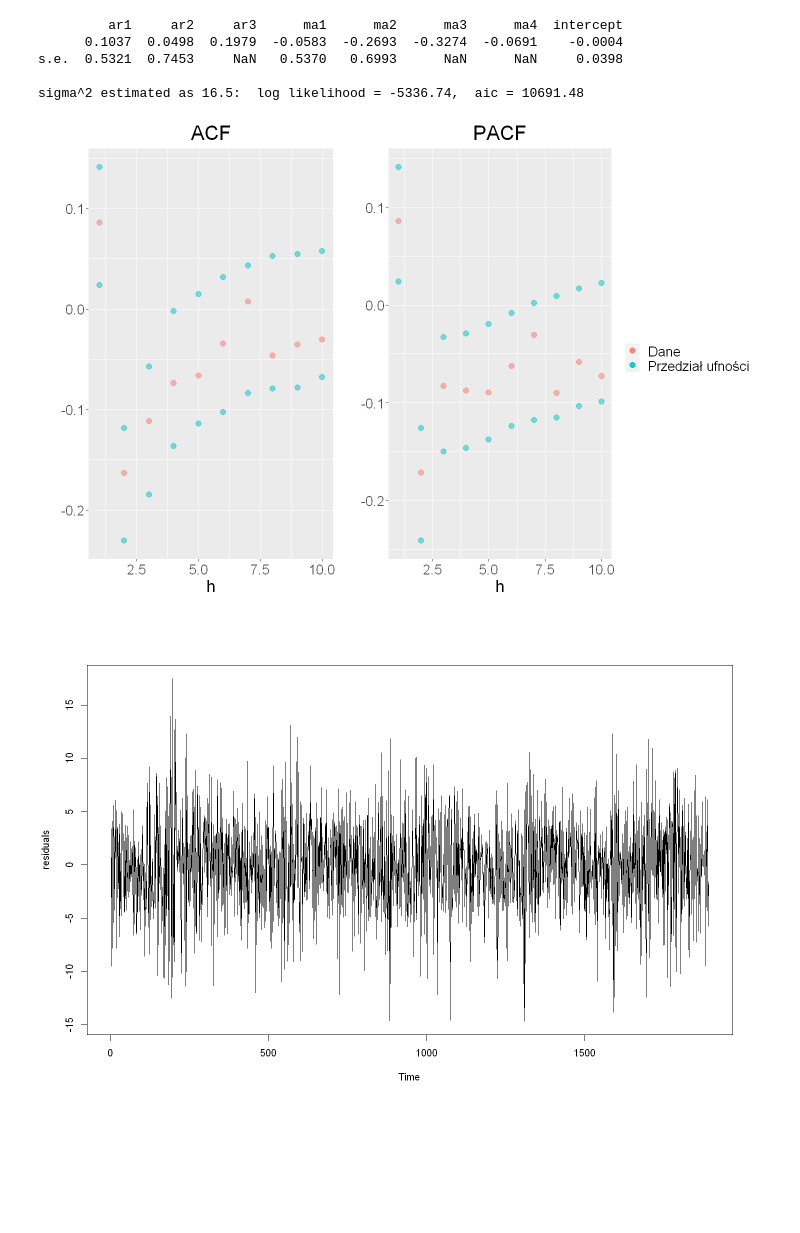
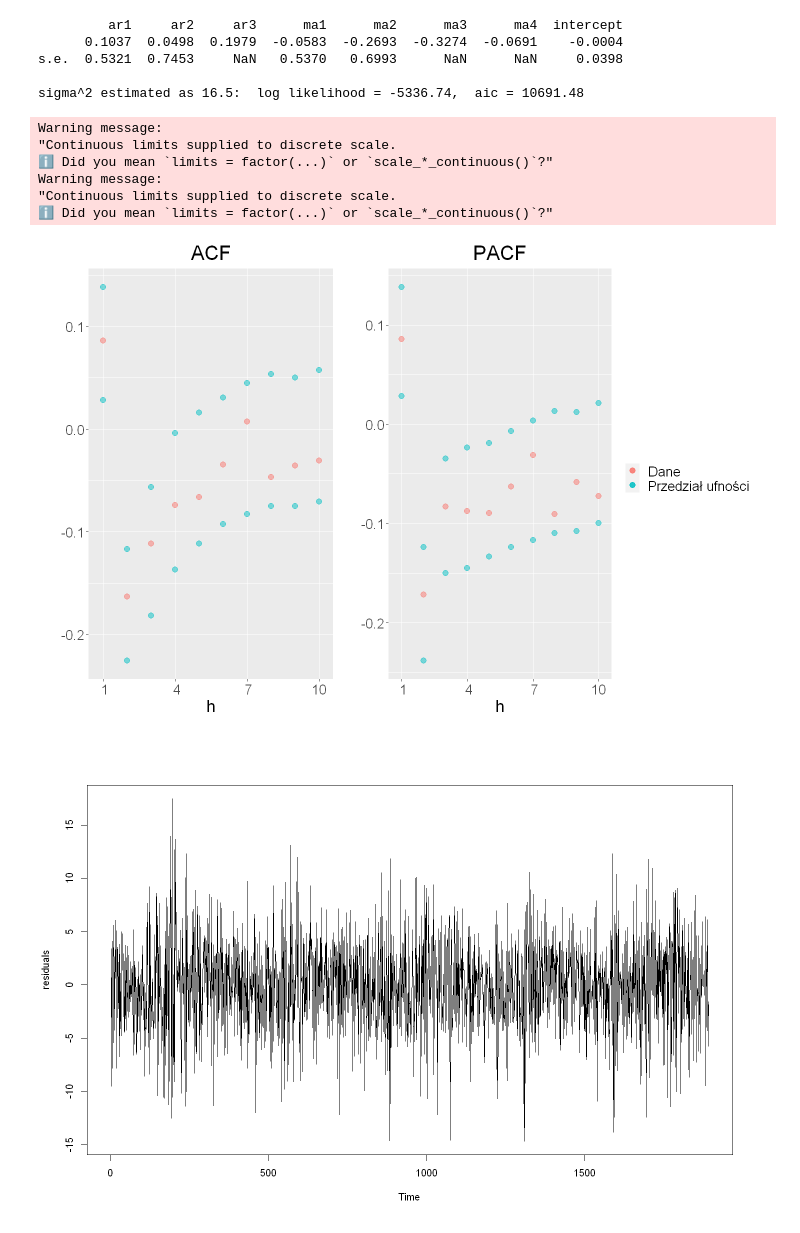
Before and after one commit to Szymex49/ARMA_temperature_modelling, a Jupyter notebook: R.ipynb, the cells around one changed output. Saved outputs shown, nothing was run; the diff lists cells and outputs as text; code cells hidden in the pictures; blank space fills up the shorter version.

```diff
--- a/R.ipynb
+++ b/R.ipynb
@@ -193,34 +193,42 @@ for (i in 1:h){
     q_g <- append(q_g, quantile(cor_matrix[,i], 1 - alpha/2))
     pq_d <- append(pq_d, quantile(pcor_matrix[,i], alpha/2))
     pq_g <- append(pq_g, quantile(pcor_matrix[,i], 1 - alpha/2))
 }
 
 cors <- acf(temp_diff, plot=FALSE, lag.max=h)$acf
 cors <- cors[2:(length(cors))]
 plt1 <- ggplot() +
   geom_point(aes(1:h, q_d, col="Przedział ufności"), size=3, alpha=0.5) +
   geom_point(aes(1:h, q_g, col="Przedział ufności"), size=3, alpha=0.5) +
   geom_point(aes(1:h, cors, col="Dane"), size=3, alpha=0.5) +
   theme(legend.position = "none", plot.title = element_text(hjust = 0.5), text = element_text(size = 20)) +
+  scale_x_discrete(limits=c(1, 4, 7, 10)) +
   ggtitle("ACF") +
   ylab("") +
   xlab("h")
 
 pcors <- pacf(temp_diff, plot=FALSE, lag.max=h)$acf
 plt2 <- ggplot() +
   geom_point(aes(1:h, pq_d, col="Przedział ufności"), size=3, alpha=0.5) +
   geom_point(aes(1:h, pq_g, col="Przedział ufności"), size=3, alpha=0.5) +
   geom_point(aes(1:h, pcors, col="Dane"), size=3, alpha=0.5) +
   theme(legend.title=element_blank(), plot.title = element_text(hjust = 0.5), text = element_text(size = 20)) +
+  scale_x_discrete(limits=c(1, 4, 7, 10)) +
   ggtitle("PACF") +
   ylab("") +
   xlab("h")
 
 plt <- plot_grid(plt1, plt2, rel_widths = c(1, 1.4))
 plt
 ggsave("images/conf_intervals.pdf", plt, width=14, height=6)
 # %% [output]
+Warning message:
+"Continuous limits supplied to discrete scale.
+ℹ Did you mean `limits = factor(...)` or `scale_*_continuous()`?"
+Warning message:
+"Continuous limits supplied to discrete scale.
+ℹ Did you mean `limits = factor(...)` or `scale_*_continuous()`?"
-[figure, old version]
+[figure, new version]
 # %%
 plot(residuals)
 # %% [output]
```
Also changed, not shown: 2 other files.
